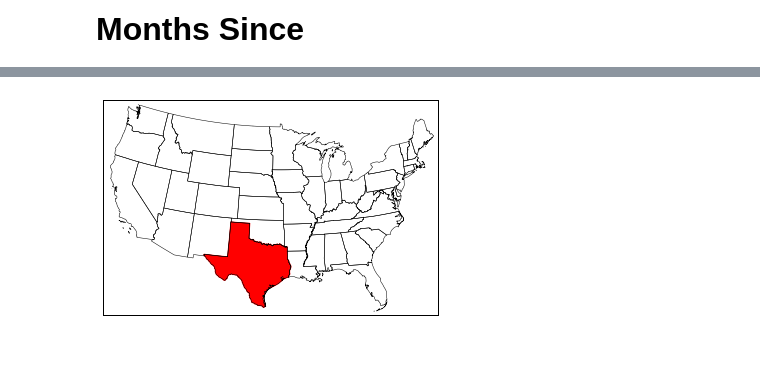
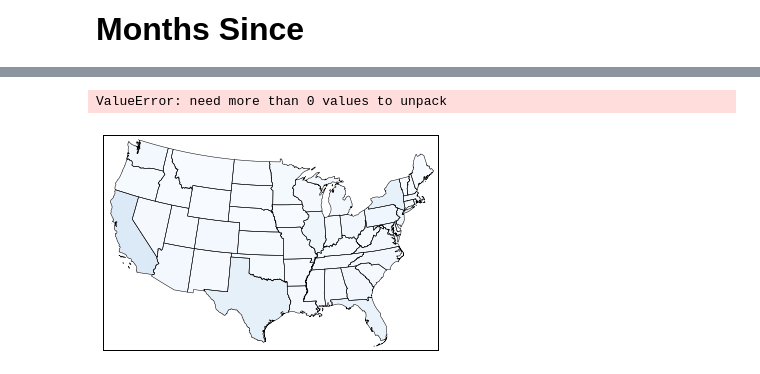
Before and after one commit to ankitagarwal/cs109a, a Jupyter notebook: base_notebook.ipynb, the cells around one changed output, grey strips where cells are left out. Drawn from its saved outputs; the diff is of its cells as text; code cells hidden in the pictures.

Commit message:
Statewise plots starting

```diff
--- a/base_notebook.ipynb
+++ b/base_notebook.ipynb
@@ -745,24 +671,56 @@ plt.show()
+# %%
+def normalize(d, target=1.0):
+    x = np.array(d.values())
+    where_are_NaNs = np.isnan(x)
+    x[where_are_NaNs] = 0
+    raw = sum(x)
+    factor = float(target)/raw
+    return {key:value*factor for key,value in d.iteritems()}
 # %%
-# create the map
-map = Basemap(llcrnrlon=-119,llcrnrlat=22,urcrnrlon=-64,urcrnrlat=49,
-        projection='lcc',lat_1=33,lat_2=45,lon_0=-95)
+def plot_state_wise_data(var, title):
 
-# load the shapefile, use the name 'states'
-map.readshapefile('./shape/st99_d00', name='states', drawbounds=True)
+#     Showing colorbar is nightmare on axes , cant resolve it now.
+    fig = plt.figure();
+    ax = fig.add_subplot(1,1,1);
 
-# collect the state names from the shapefile attributes so we can
-# look up the shape obect for a state by it's name
-state_names = []
-for shape_dict in map.states_info:
-    state_names.append(shape_dict['NAME'])
+    var = normalize(var)
+    # create the map
+    map = Basemap(llcrnrlon=-119,llcrnrlat=22,urcrnrlon=-64,urcrnrlat=49,
+            projection='lcc',lat_1=33,lat_2=45,lon_0=-95)
 
-ax = plt.gca() # get current axes instance
+    # load the shapefile, use the name 'states'
+    map.readshapefile('./shape/st99_d00', name='states', drawbounds=True)
 
-# get Texas and draw the filled polygon
-seg = map.states[state_names.index('Texas')]
-poly = Polygon(seg, facecolor='red',edgecolor='red')
-ax.add_patch(poly)
+    state_names = []
+    for shape_dict in map.states_info:
+        state_names.append(shape_dict['NAME'])
 
-plt.show()
+    Blues = plt.get_cmap('Blues')
+
+    for idx, state in enumerate(state_names):
+        name = state
+
+        value = 0
+        if (us_state_abbrev.has_key(name)):
+            code = us_state_abbrev[name]
+            if var.has_key(code):
+                value = var[code]
+#         print state + str(value) + "    -----------      " + str(Blues(value))
+        seg = map.states[idx]
+        poly = Polygon(seg, facecolor=Blues(value), edgecolor='none')
+        cax = ax.add_patch(poly)
+
+    lons, lats = map.makegrid(0 , len(var))
+    xi, yi = map(lons, lats)
+    cs = map.pcolor(xi, yi, var)
+#     ax.pcolor(var)
+    map.colorbar(cs)
+#     plt.colorbar(cax)
+    plt.show()
+    return ax
-# %% [output]
-[figure, removed]
+# %%
+state_loan = data.groupby("addr_state").loan_amnt.sum().to_dict()
+plot_state_wise_data(state_loan, "State wise loan distribution")
+# %% [output]
+ValueError: need more than 0 values to unpack
+[figure, added]
```
Also changed, not shown: parts of 68 cells of this notebook.
